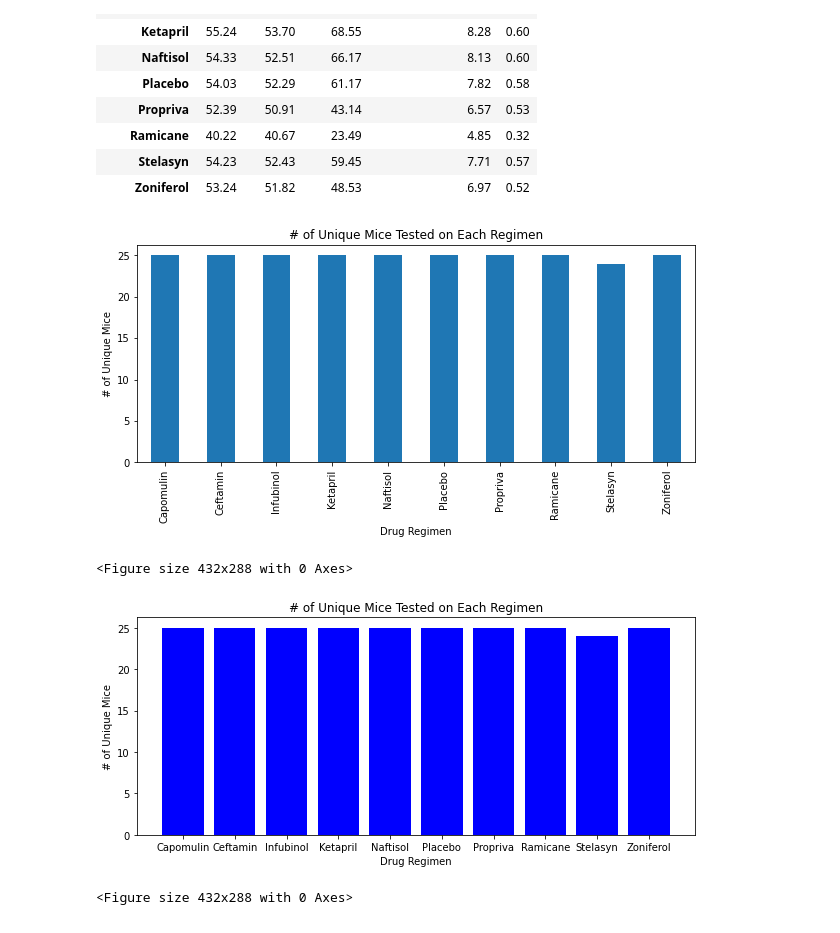
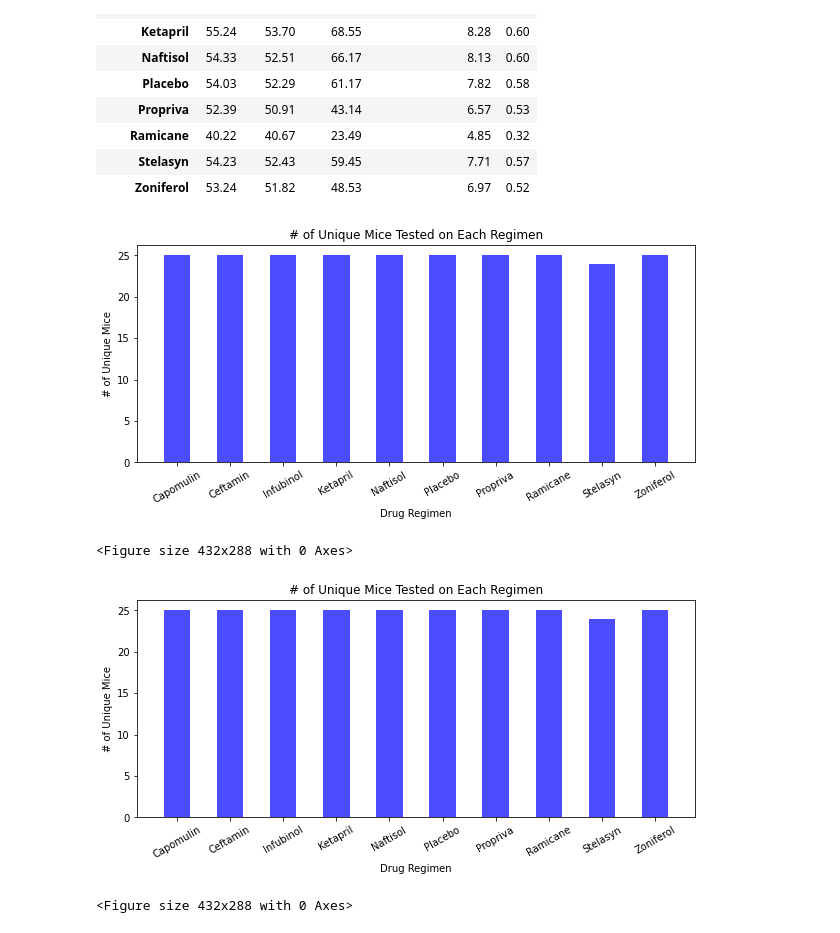
Before and after one commit to eliot1335/Pymaceuticals--Matplotlib-Visualization, a Jupyter notebook: Pymaceuticals/pymaceuticals.ipynb, the cells around one changed output. Cells and saved outputs as stored; diff of their text form; code cells hidden in the pictures.

Commit message:
format bar charts to look the same

```diff
--- a/Pymaceuticals/pymaceuticals.ipynb
+++ b/Pymaceuticals/pymaceuticals.ipynb
@@ -82,16 +82,21 @@ summary_stats
 # %%
 # Bar and Pie Charts
 # Generate a bar plot showing the total number of unique mice tested on each drug regimen using pandas.
+# bar_width = [int(0.3), int(0.3), int(0.3), int(0.3), int(0.3), int(0.3), int(0.3), int(0.3), int(0.3), int(0.3)]
+# bar_width = [0.6, 0.6, 0.6, 0.6, 0.6, 0.6, 0.6, 0.6, 0.6, 0.6]
 plt.figure(figsize=(10,4))
-
-drug_regimen_df["Mouse ID"].nunique().plot(kind="bar")
+# drug_regimen_df["Mouse ID"].nunique().plot(kind="bar", width= bar_width)
+drug_regimen_df["Mouse ID"].nunique().plot(kind="bar", color="b", alpha=0.7)
+# tick_locations = [value for value in x_axis]
+plt.xticks(rotation=30, horizontalalignment="center")
+plt.xlim(-0.75, len(x_axis)-0.25)
 plt.title("# of Unique Mice Tested on Each Regimen")
 plt.xlabel("Drug Regimen")
 plt.ylabel("# of Unique Mice")
 plt.show()
 plt.tight_layout()
 # %% [output]
-[figure, old version]
+[figure, new version]
 <Figure size 432x288 with 0 Axes>
 # %%
 # Generate a bar plot showing the total number of unique mice tested on each drug regimen using pyplot.
@@ -99,17 +104,20 @@ plt.tight_layout()
 regimens_list = summary_stats.index.tolist()
 x_axis = regimens_list
 plt.figure(figsize=(10,4))
-plt.bar(x_axis, drug_regimen_df["Mouse ID"].nunique(), color="b", align="center")
+plt.bar(x_axis, drug_regimen_df["Mouse ID"].nunique(), color="b", align="center", width=0.5, alpha=0.7)
 # tick_locations = [value for value in x_axis]
 # plt.xticks(tick_locations, drug_regimen_df["Drug Regimen"])
-
+# tick_locations = [value for value in x_axis]
+# plt.xticks(tick_locations, x_axis, rotation=30, horizontalalignment="center")
+plt.xticks(rotation=30, horizontalalignment="center")
+plt.xlim(-0.75, len(x_axis)-0.25)
 plt.title("# of Unique Mice Tested on Each Regimen")
 plt.xlabel("Drug Regimen")
 plt.ylabel("# of Unique Mice")
 plt.show()
 plt.tight_layout()
 # %% [output]
-[figure, old version]
+[figure, new version]
 <Figure size 432x288 with 0 Axes>
 # %%
 # Generate a pie plot showing the distribution of female versus male mice using pandas
```
